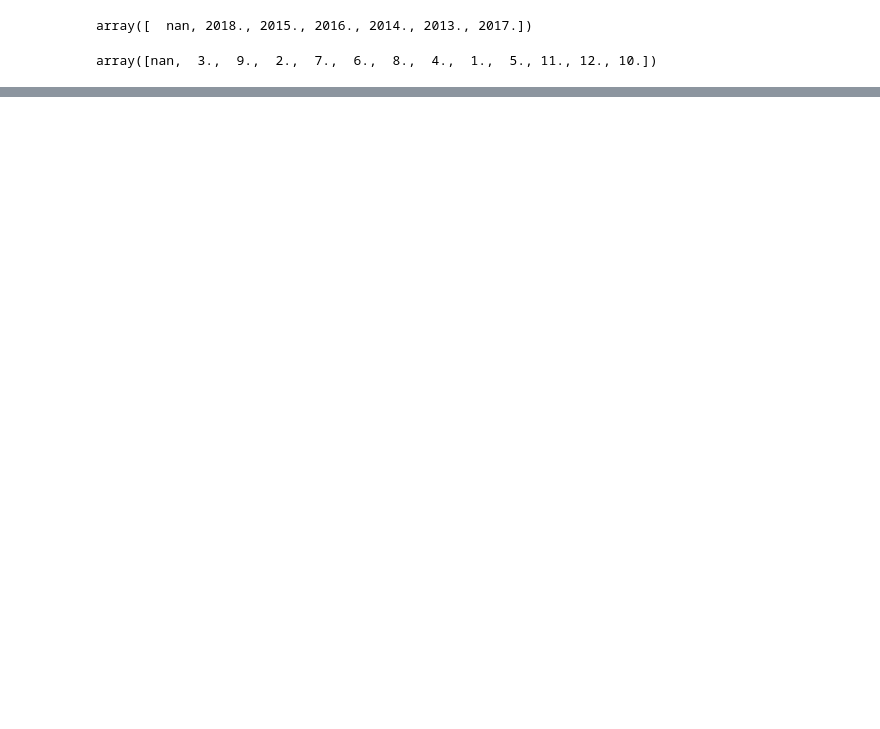
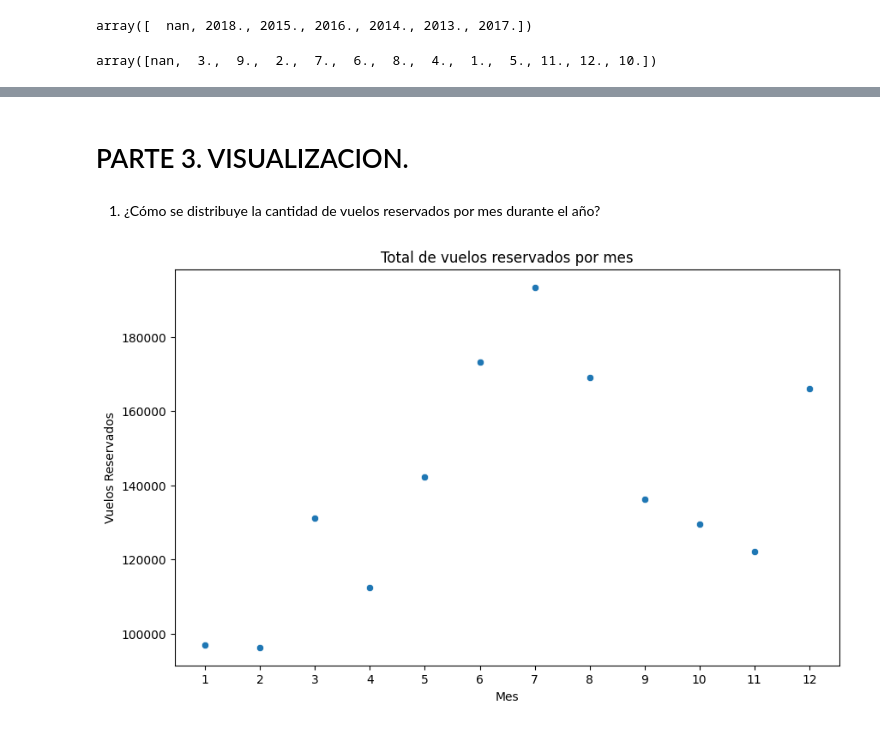
Before and after one commit to Adalab/bda-modulo-3-evaluacion-final-gabilayas, a Jupyter notebook: MOD.ipynb, the cells around one changed output, grey strips where cells are left out. Drawn from its saved outputs; the diff is of its cells as text; code cells hidden in the pictures; blank space fills up the shorter version.

```diff
--- a/MOD.ipynb
+++ b/MOD.ipynb
@@ -121,0 +103,3 @@ ValueError: invalid literal for int() with base 10: ''
+# %%
+# Usamos .abs para quitar los valores negativos
+df_both['salary'] = df_both['salary'].abs()
@@ -121,0 +147,12 @@ ValueError: invalid literal for int() with base 10: ''
+# %%
+# Media de salario para highschool
+media_highschool = df_both.loc[df_both['education'] == 'High School or Below', 'salary'].mean()
+
+# Media de salario para Bachelor
+media_bachelor = df_both.loc[df_both['education'] == 'Bachelor', 'salary'].mean()
+
+# Calcular la media entre ambos
+media_college = round(np.mean([media_highschool, media_bachelor]), 2)
+print(f"Media High School or Below: {round(media_highschool, 2)}")
+print(f"Media Bachelor: {round(media_bachelor, 2)}")
+print(f"Media College (imputada): {media_college}")
@@ -121,0 +163,3 @@ ValueError: invalid literal for int() with base 10: ''
+# %%
+# Imputar valores nulos en College con la media calculada
+df_both.loc[(df_both['education'] == 'College') & (df_both['salary'].isnull()), 'salary'] = media_college
@@ -121,0 +204,18 @@ ValueError: invalid literal for int() with base 10: ''
+# %% [markdown]
+# PARTE 3. VISUALIZACION.
+# %% [markdown]
+1. ¿Cómo se distribuye la cantidad de vuelos reservados por mes durante el año?
+# %%
+# Primero hacemos un group by de los vuelos reservados con meses de año
+vuelos_por_mes = df_both.groupby('month')['flights booked'].sum().reset_index()
+# %%
+# Scatterplot
+plt.figure(figsize=(10,6))
+sns.scatterplot(data=vuelos_por_mes, x='month', y='flights booked')
+
+plt.title('Total de vuelos reservados por mes')
+plt.xlabel('Mes')
+plt.ylabel('Vuelos Reservados')
+plt.xticks(range(1,13));
+# %% [output]
+[figure, added]
```
Also changed, not shown: parts of 42 cells of this notebook, 1 other file.
